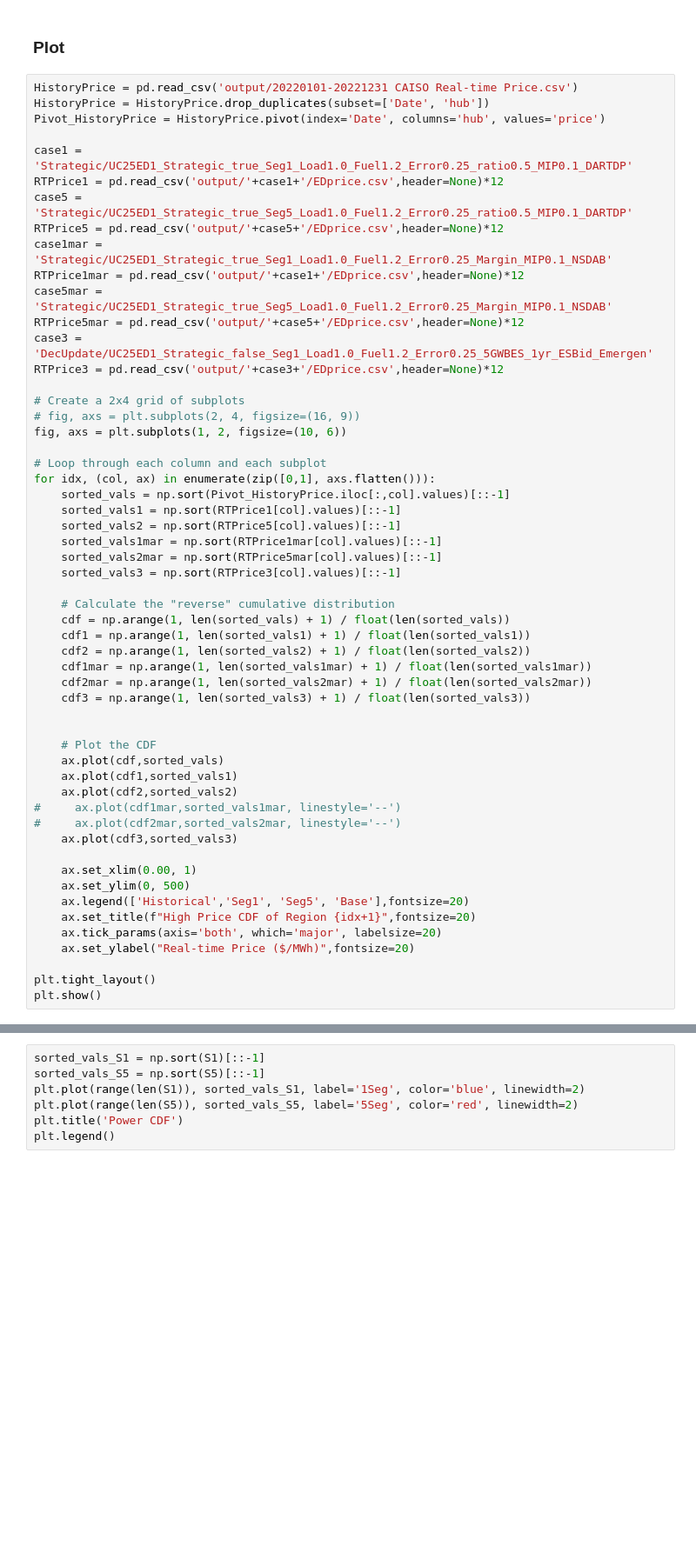
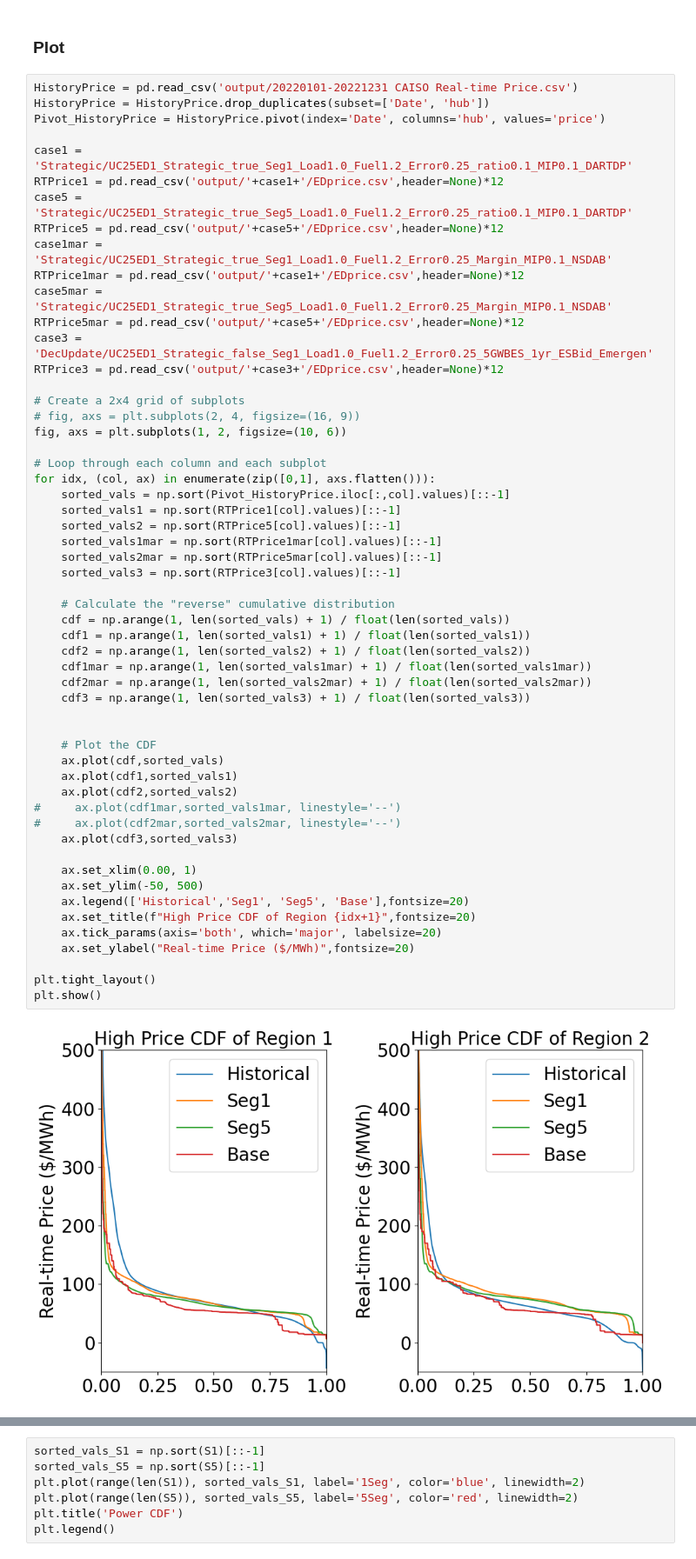
Before and after one commit to niklauskun/STESTS-Archive, a Jupyter notebook: Diagnose.ipynb, the cells around one changed output, grey strips where cells are left out. Shown at 87% size. Drawn from its saved outputs; the diff is of its cells as text; blank space fills up the shorter version.

```diff
--- a/Diagnose.ipynb
+++ b/Diagnose.ipynb
@@ -216,9 +227,9 @@ HistoryPrice = pd.read_csv('output/20220101-20221231 CAISO Real-time Price.csv')
 HistoryPrice = HistoryPrice.drop_duplicates(subset=['Date', 'hub'])
 Pivot_HistoryPrice = HistoryPrice.pivot(index='Date', columns='hub', values='price')
 
-case1 = 'Strategic/UC25ED1_Strategic_true_Seg1_Load1.0_Fuel1.2_Error0.25_ratio0.5_MIP0.1_DARTDP'
+case1 = 'Strategic/UC25ED1_Strategic_true_Seg1_Load1.0_Fuel1.2_Error0.25_ratio0.1_MIP0.1_DARTDP'
 RTPrice1 = pd.read_csv('output/'+case1+'/EDprice.csv',header=None)*12
-case5 = 'Strategic/UC25ED1_Strategic_true_Seg5_Load1.0_Fuel1.2_Error0.25_ratio0.5_MIP0.1_DARTDP'
+case5 = 'Strategic/UC25ED1_Strategic_true_Seg5_Load1.0_Fuel1.2_Error0.25_ratio0.1_MIP0.1_DARTDP'
 RTPrice5 = pd.read_csv('output/'+case5+'/EDprice.csv',header=None)*12
 case1mar = 'Strategic/UC25ED1_Strategic_true_Seg1_Load1.0_Fuel1.2_Error0.25_Margin_MIP0.1_NSDAB'
 RTPrice1mar = pd.read_csv('output/'+case1+'/EDprice.csv',header=None)*12
@@ -238,31 +249,33 @@ for idx, (col, ax) in enumerate(zip([0,1], axs.flatten())):
     sorted_vals2 = np.sort(RTPrice5[col].values)[::-1]
     sorted_vals1mar = np.sort(RTPrice1mar[col].values)[::-1]
     sorted_vals2mar = np.sort(RTPrice5mar[col].values)[::-1]
     sorted_vals3 = np.sort(RTPrice3[col].values)[::-1]
 
     # Calculate the "reverse" cumulative distribution
     cdf = np.arange(1, len(sorted_vals) + 1) / float(len(sorted_vals))
     cdf1 = np.arange(1, len(sorted_vals1) + 1) / float(len(sorted_vals1))
     cdf2 = np.arange(1, len(sorted_vals2) + 1) / float(len(sorted_vals2))
     cdf1mar = np.arange(1, len(sorted_vals1mar) + 1) / float(len(sorted_vals1mar))
     cdf2mar = np.arange(1, len(sorted_vals2mar) + 1) / float(len(sorted_vals2mar))
     cdf3 = np.arange(1, len(sorted_vals3) + 1) / float(len(sorted_vals3))
 
 
     # Plot the CDF
     ax.plot(cdf,sorted_vals)
     ax.plot(cdf1,sorted_vals1)
     ax.plot(cdf2,sorted_vals2)
 #     ax.plot(cdf1mar,sorted_vals1mar, linestyle='--')
 #     ax.plot(cdf2mar,sorted_vals2mar, linestyle='--')
     ax.plot(cdf3,sorted_vals3)
 
     ax.set_xlim(0.00, 1)
-    ax.set_ylim(0, 500)
+    ax.set_ylim(-50, 500)
     ax.legend(['Historical','Seg1', 'Seg5', 'Base'],fontsize=20)
     ax.set_title(f"High Price CDF of Region {idx+1}",fontsize=20)
     ax.tick_params(axis='both', which='major', labelsize=20)
     ax.set_ylabel("Real-time Price ($/MWh)",fontsize=20)
 
 plt.tight_layout()
 plt.show()
+# %% [output]
+[figure, added]
```
Also changed, not shown: parts of 19 cells of this notebook, 4 other files.
